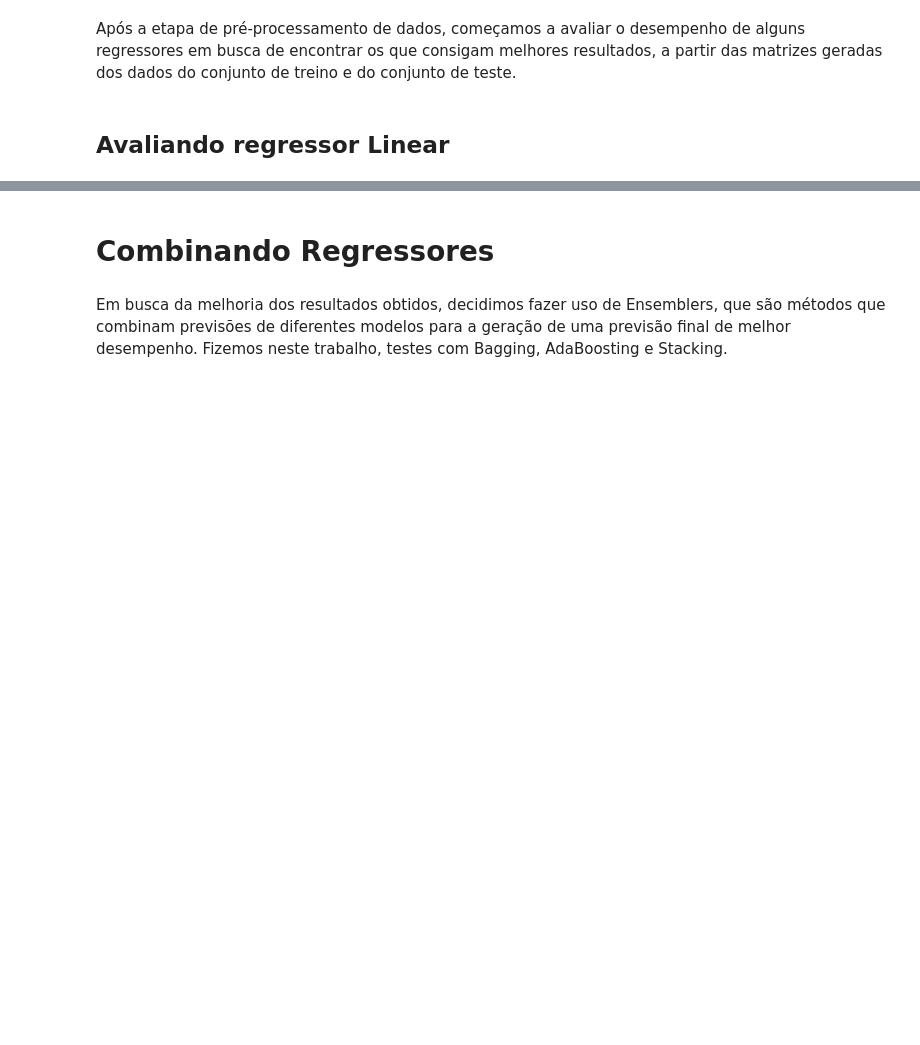
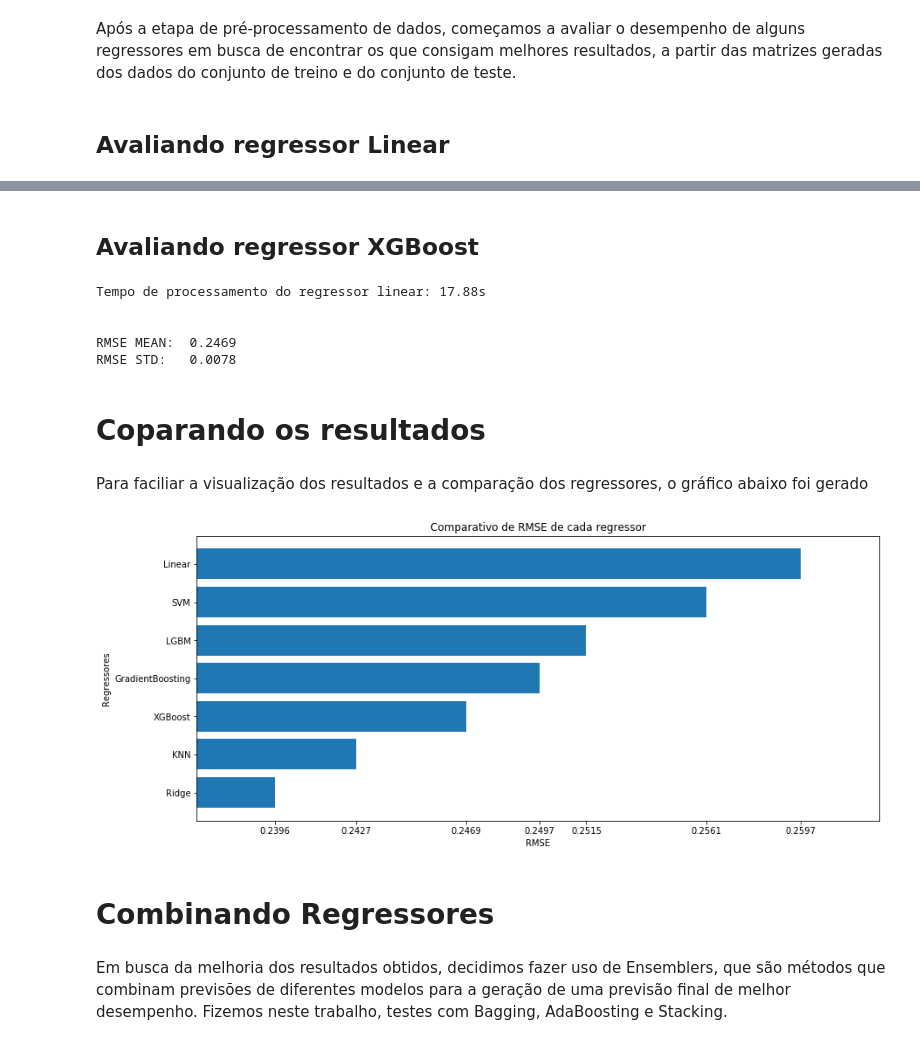
Before and after one commit to vinicius-alves/Kaggle-Avito-Challenge, a Jupyter notebook: notebook regressão linear e ridge.ipynb, the cells around one changed output, grey strips where cells are left out. Drawn from its saved outputs; the diff is of its cells as text; code cells hidden in the pictures; blank space fills up the shorter version.

Commit message:
Adicionado Gráfico

```diff
--- a/notebook regressão linear e ridge.ipynb
+++ b/notebook regressão linear e ridge.ipynb
@@ -19,6 +19,7 @@ start = time.time()
 vetor_train_target = sps.load_npz('data/sparse_matrix_train_target_small.npz').tocsr()
 matriz_train       = sps.load_npz('data/sparse_matrix_train_small.npz').tocsr()
 matriz_test        = sps.load_npz('data/sparse_matrix_test_small.npz' ).tocsr()
+results            = []
 end = time.time()
 
 print('Tempo de carregamento das Matrizes: '+str("%.2f" % (end - start))+'s\n')
@@ -415,3 +313,66 @@ RMSE STD:   0.0089
+# %% [markdown]
+## Avaliando regressor XGBoost
+# %%
+from xgboost import XGBRegressor
+start = time.time()
+
+rmse_list =[]
+X = matriz_train
+y = vetor_train_target
+kf = KFold(n_splits=n_splits);
+
+# Validação cruzada
+for train, test in kf.split(X):
+    X_train, X_test = X[train], X[test];
+    y_train, y_test = y[train], y[test];
+
+    # Criando Regressor Linear
+    regr = XGBRegressor(n_estimators=30)
+
+    # Treino
+    regr.fit(X_train, y_train.toarray().ravel())
+
+    # Predição
+    y_pred = regr.predict(X_test)
+
+    #Root mean squared error
+    rmse_list.append(np.sqrt(mean_squared_error(y_test.todense(), y_pred)));
+
+end = time.time()
+
+results.append(("%.4f" % np.mean(rmse_list)))
+print('Tempo de processamento do regressor linear: '+str("%.2f" % (end - start))+'s\n\n')
+print("RMSE MEAN: ","%.4f" % np.mean(rmse_list))
+print("RMSE STD:  ","%.4f" % np.std(rmse_list), '\n\n')
+# %% [output]
+Tempo de processamento do regressor linear: 17.88s
+
+
+RMSE MEAN:  0.2469
+RMSE STD:   0.0078
+# %% [markdown]
+# Coparando os resultados
+# %% [markdown]
+Para faciliar a visualização dos resultados e a comparação dos regressores, o gráfico abaixo foi gerado
+# %%
+results = list(np.float_(results))
+data = pd.DataFrame({'RMSE': results,
+                     'Regressores': ['Linear', 'Ridge', 'GradientBoosting', 'SVM', 'KNN', 'LGBM', 'XGBoost']})
+data.sort_values(by='RMSE', inplace=True);
+
+plt.figure(figsize=(14,6))
+plt.barh(range(data.RMSE.count()), data.RMSE)
+
+plt.title(u"Comparativo de RMSE de cada regressor")
+plt.xlabel("RMSE")
+plt.ylabel('Regressores')
+plt.xticks(data.RMSE)
+plt.yticks(range(len(results)), data.Regressores)
+plt.xlim(min(results) - 0.003, max(results) + 0.003)
+
+plt.show()
+# %% [output]
+[figure, added]
 # %% [markdown]
 # Combinando Regressores
 # %% [markdown]
```
Also changed, not shown: parts of 37 cells of this notebook.
